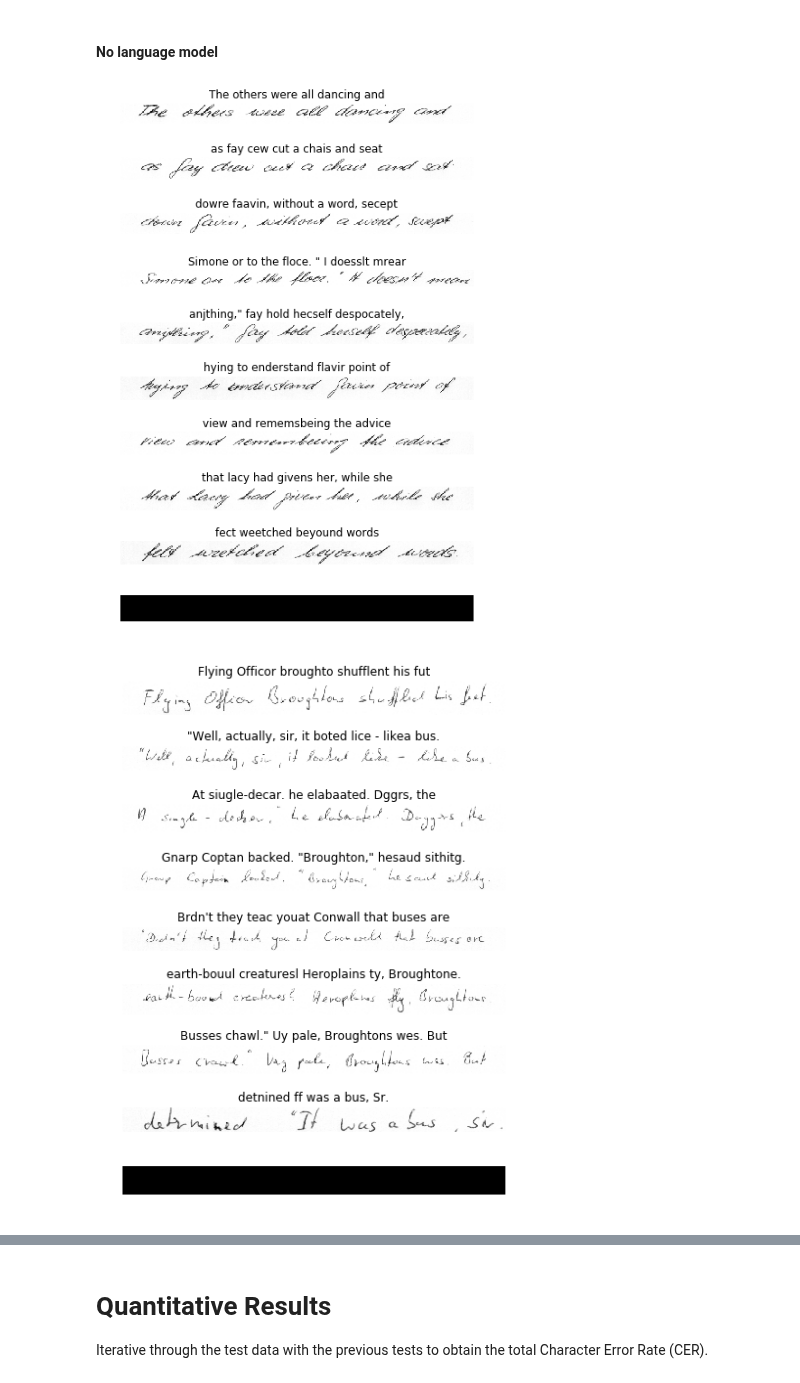
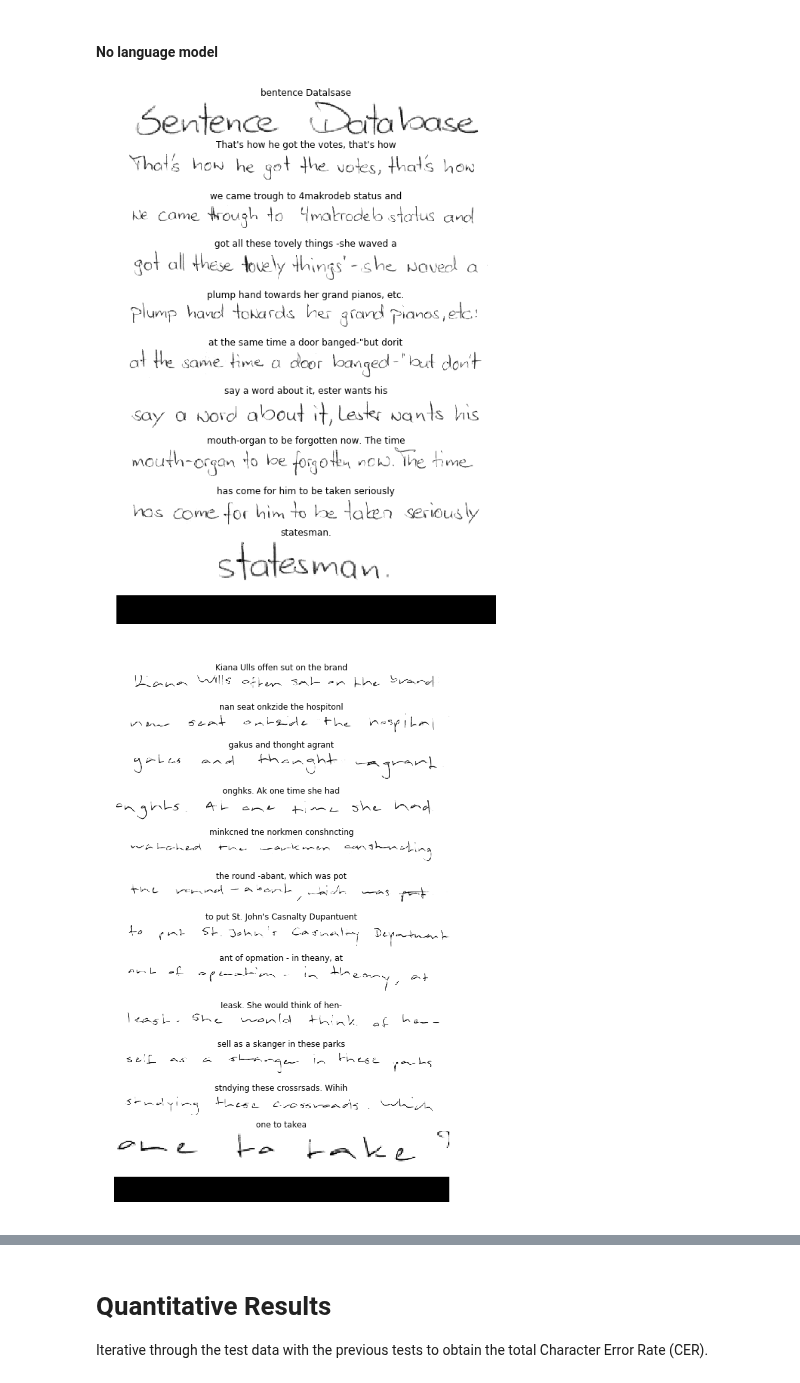
Before and after one commit to awslabs/handwritten-text-recognition-for-apache-mxnet, a Jupyter notebook: handwriting_ocr.ipynb, the cells around one changed output, grey strips where cells are left out. Saved outputs shown, nothing was run; the diff lists cells and outputs as text; code cells hidden in the pictures.

```diff
--- a/handwriting_ocr.ipynb
+++ b/handwriting_ocr.ipynb
@@ -33,8 +33,8 @@ figs_to_plot = 4
 images = []
 
 for i in range(0, figs_to_plot):
-    #n = int(random.random()*len(test_ds))
-    n = [6, 17, 21, 27][i]
+    n = int(random.random()*len(test_ds))
+    #n = [6, 17, 21, 27][i]
     image, _ = test_ds[n]
     images.append(image)
 # %%
@@ -49,8 +49,8 @@ for i, image in enumerate(images):
 ## Paragraph segmentation
 Given the image of a form in the IAM dataset, predict a bounding box of the handwriten component. The model was trained on using https://github.com/ThomasDelteil/Gluon_OCR_LSTM_CTC/blob/master/paragraph_segmentation_dcnn.py and an example is presented in https://github.com/ThomasDelteil/Gluon_OCR_LSTM_CTC/blob/master/paragraph_segmentation_dcnn.ipynb
 # %%
-paragraph_segmentation_net = ParagraphSegmentationNet()
-paragraph_segmentation_net.load_parameters("models/paragraph_segmentation2.params")
+paragraph_segmentation_net = ParagraphSegmentationNet(ctx)
+paragraph_segmentation_net.load_parameters("models/paragraph_segmentation2.params", ctx)
 # %%
 form_size = (1120, 800)
 
@@ -160,11 +160,11 @@ for i, paragraph_segmented_image in enumerate(paragraph_segmented_images):
 # Handwriting recognition
 Given each line of text, predict a string of the handwritten text. This network was trained with https://github.com/ThomasDelteil/Gluon_OCR_LSTM_CTC/blob/language_model/handwriting_line_recognition.py
 # %%
-handwriting_line_recognition_net = HandwritingRecognitionNet(rnn_hidden_states=128,
-                                                             rnn_layers=2, ctx=ctx)
-handwriting_line_recognition_net.load_parameters("models/handwriting_line_recognition5.params")
+handwriting_line_recognition_net = HandwritingRecognitionNet(rnn_hidden_states=512,
+                                                             rnn_layers=2, ctx=ctx, max_seq_len=160)
+handwriting_line_recognition_net.load_parameters("models/handwriting_line_sl_160_a_512_o_2.params")
 # %%
-line_image_size = (30, 400)
+line_image_size = (60, 800)
 character_probs = []
 for line_images in line_images_array:
     form_character_prob = []
@@ -195,16 +207,16 @@ The handwriting is recognised for the four randomly selected forms. The results
 # %%
 for i, form_character_probs in enumerate(character_probs):
     fig, axs = plt.subplots(len(form_character_probs) + 1,
-                            figsize=(7, int(1 + 1.2 * len(form_character_probs))))
+                            figsize=(9, int(1 + 1.2 * len(form_character_probs))))
     for j, line_character_probs in enumerate(form_character_probs):
         decoded_line = get_arg_max(line_character_probs)
         line_image = line_images_array[i][j]
         axs[j].imshow(line_image.squeeze(), cmap='Greys_r')
         axs[j].imshow(line_image.squeeze(), cmap='Greys_r')
         axs[j].set_title("{}".format(decoded_line))
         axs[j].axis('off')
     axs[-1].imshow(np.zeros(shape=line_image_size), cmap='Greys_r')
     axs[-1].axis('off')
 # %% [output]
-[figure, old version]
+[figure, new version]
-[figure, old version]
+[figure, new version]
```
Also changed, not shown: parts of 18 cells of this notebook, 2 other files.
